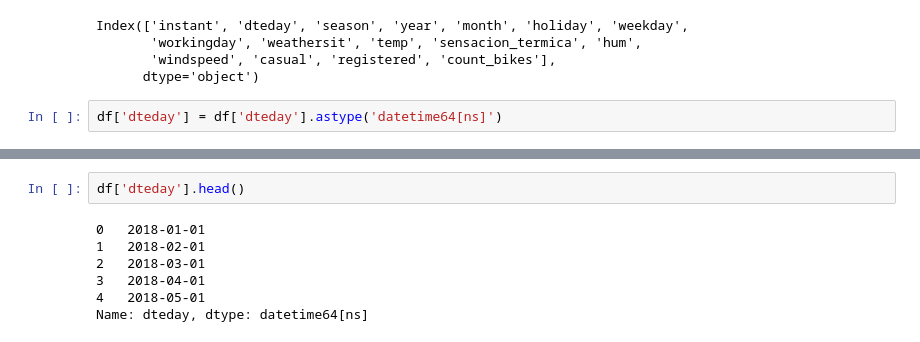
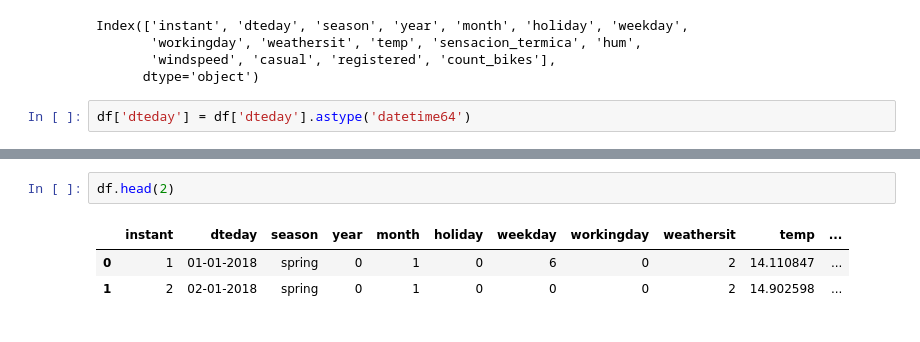
Before and after one commit to chloeiris/DA-Project3-Bike-Rental-ML-Predictive-Models, a Jupyter notebook: EDA_Bike_Sharing.ipynb, the cells around one changed output, grey strips where cells are left out. Drawn from its saved outputs; the diff is of its cells as text.

```diff
--- a/EDA_Bike_Sharing.ipynb
+++ b/EDA_Bike_Sharing.ipynb
@@ -228,4 +222,4 @@ Index(['instant', 'dteday', 'season', 'year', 'month', 'holiday', 'weekday',
        'windspeed', 'casual', 'registered', 'count_bikes'],
       dtype='object')
 # %%
-df['dteday'] = df['dteday'].astype('datetime64[ns]')
+df['dteday'] = df['dteday'].astype('datetime64')
@@ -232,9 +276,6 @@ df['dteday'] = df['dteday'].astype('datetime64[ns]')
 # %%
-df['dteday'].head()
+df.head(2)
 # %% [output]
-0   2018-01-01
-1   2018-02-01
-2   2018-03-01
-3   2018-04-01
-4   2018-05-01
-Name: dteday, dtype: datetime64[ns]
+|  | instant | dteday | season | year | month | holiday | weekday | workingday | weathersit | temp | ... |
+| 0 | 1 | 01-01-2018 | spring | 0 | 1 | 0 | 6 | 0 | 2 | 14.110847 | ... |
+| 1 | 2 | 02-01-2018 | spring | 0 | 1 | 0 | 0 | 0 | 2 | 14.902598 | ... |
```
Also changed, not shown: parts of 15 cells of this notebook.
